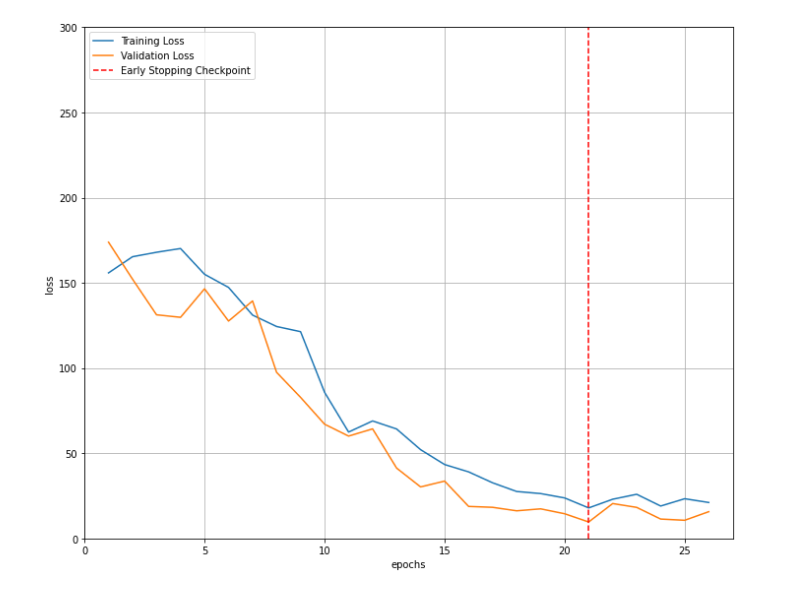
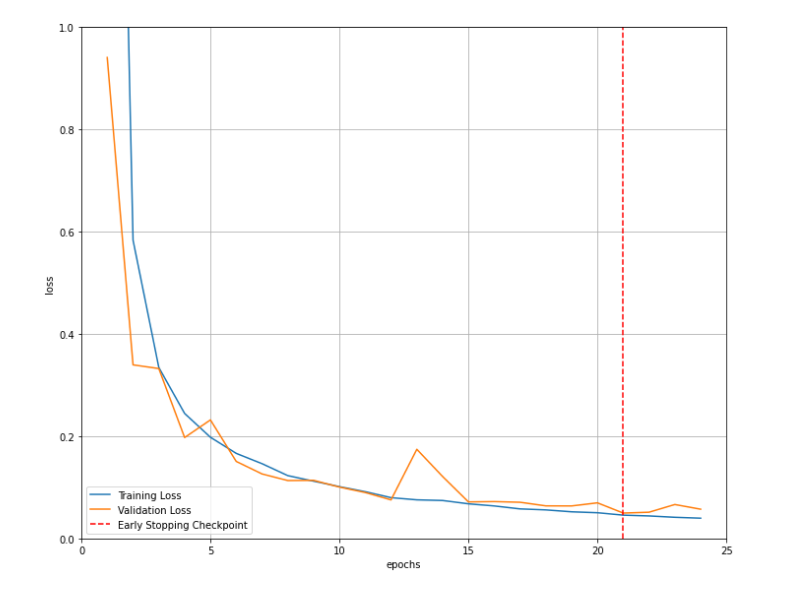
Before and after one commit to Joey3020/reversemethod, a Jupyter notebook: Reverse_Horn.ipynb, the cells around one changed output. Cells and saved outputs as stored; diff of their text form; code cells hidden in the pictures.

```diff
--- a/Reverse_Horn.ipynb
+++ b/Reverse_Horn.ipynb
@@ -74,23 +52,24 @@ config = {
     'load_data':True,
     'load_test_data':True,
 
-    'batch_size':48,
+    'batch_size':12,
     'val_batch_size':16,
-    'learning_rate':4e-4,
+    'learning_rate':2e-4,
     'epochs':1000,
-    'patience':5,
+    'patience':3,
 
     'img_size':64,
     'img_channels':4,
 
     'train_label_size':6,
-    'test_label_size':3,
+    #'test_label_size':3,
+    'test_label_size':6,
 
-    'output1':1,
+    'output1':2,
     'output2':2,
     'result_label':4,
 
-    'weight':torch.tensor([2.0, 2.0, 1.0, 0.5]),
+    'weight':torch.tensor([1.0, 1.0, 1.0, 0.1]),
 }
 MODEL_NAME = f"model-{int(time.time())}"
 neptune.create_experiment(name='rev1', params=config, upload_source_files=['libs/DataCaller.py',
@@ -105,6 +84,6 @@ Experiment(REV-7)
 # %%
 BASE_PATH = '/content/gdrive/My Drive/Colab Notebooks/Reverse_Method_Horn/data'
-TRAIN_DATA_PATH = os.path.join(BASE_PATH, 'test_gen/train')
-VAL_DATA_PATH = os.path.join(BASE_PATH, 'test_gen/val')
-TEST_DATA_PATH = os.path.join(BASE_PATH, 'test_gen/test')
+TRAIN_DATA_PATH = os.path.join(BASE_PATH, '8th_gen/train')
+VAL_DATA_PATH = os.path.join(BASE_PATH, '8th_gen/val')
+TEST_DATA_PATH = os.path.join(BASE_PATH, '8th_gen/test')
 # %%
@@ -289,6 +199,7 @@ Early stopping
 # %%
-graph_limit = 300
+graph_limit = 1
 save_plot(train_losses, valid_losses, graph_limit)
+neptune.log_artifact('loss_plot.png')
 # %% [output]
-[figure, old version]
+[figure, new version]
 # %%
```
Also changed, not shown: parts of 12 cells of this notebook, 2 other files.
